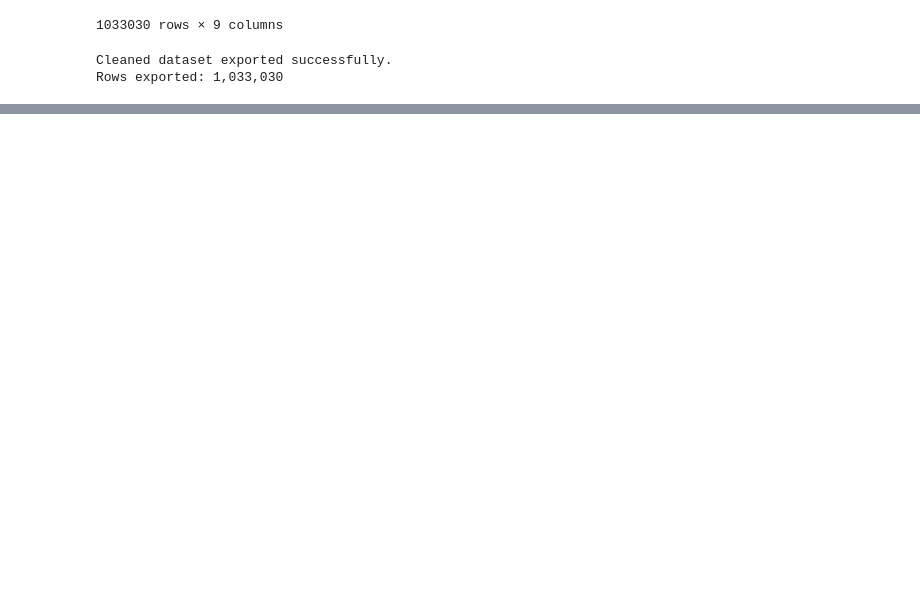
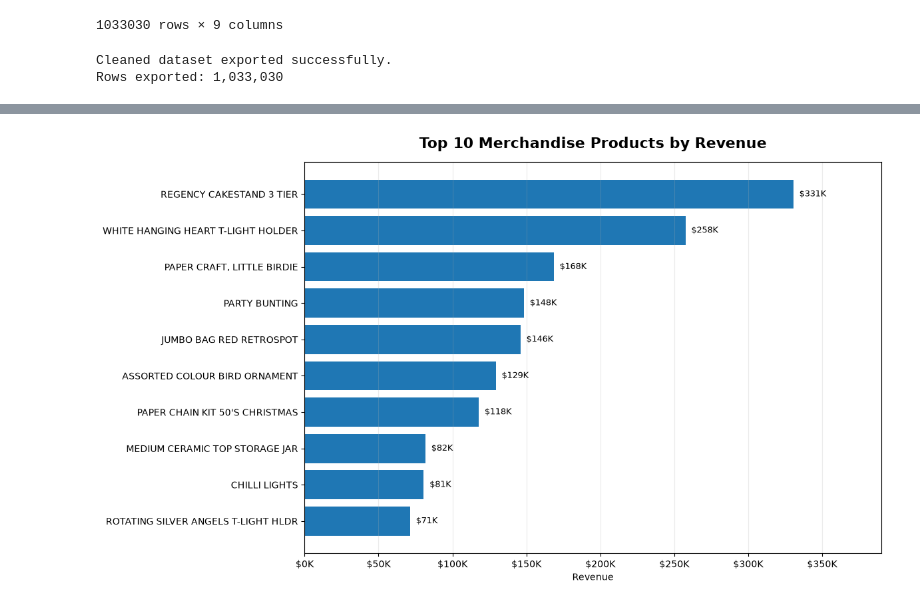
Before and after one commit to Bianka1990Bianka/ecommerce-customer-analytics, a Jupyter notebook: notebooks/01_data_quality_and_cleaning.ipynb, the cells around one changed output, grey strips where cells are left out. Cells and saved outputs as stored; diff of their text form; code cells hidden in the pictures; blank space fills up the shorter version.

```diff
--- a/notebooks/01_data_quality_and_cleaning.ipynb
+++ b/notebooks/01_data_quality_and_cleaning.ipynb
@@ -1258,0 +1388,81 @@ Rows exported: 1,033,030
+# %%
+# Top merchandise products by revenue visualization
+
+top_products = pd.DataFrame({
+    "Product": [
+        "REGENCY CAKESTAND 3 TIER",
+        "WHITE HANGING HEART T-LIGHT HOLDER",
+        "PAPER CRAFT, LITTLE BIRDIE",
+        "PARTY BUNTING",
+        "JUMBO BAG RED RETROSPOT",
+        "ASSORTED COLOUR BIRD ORNAMENT",
+        "PAPER CHAIN KIT 50'S CHRISTMAS",
+        "MEDIUM CERAMIC TOP STORAGE JAR",
+        "CHILLI LIGHTS",
+        "ROTATING SILVER ANGELS T-LIGHT HLDR"
+    ],
+    "Revenue": [
+        330590.32,
+        257546.20,
+        168469.60,
+        148318.28,
+        145961.83,
+        129324.49,
+        117760.29,
+        81700.92,
+        80540.88,
+        71300.40
+    ]
+})
+
+# Sort so highest-revenue product appears at the top
+top_products = top_products.sort_values("Revenue")
+
+fig, ax = plt.subplots(figsize=(12, 7))
+
+bars = ax.barh(
+    top_products["Product"],
+    top_products["Revenue"]
+)
+
+ax.set_title(
+    "Top 10 Merchandise Products by Revenue",
+    fontsize=16,
+    fontweight="bold",
+    pad=15
+)
+
+ax.set_xlabel("Revenue")
+ax.set_ylabel("")
+
+ax.xaxis.set_major_formatter(
+    lambda x, pos: f"${x/1000:.0f}K"
+)
+
+ax.grid(axis="x", alpha=0.25)
+
+# Add revenue labels
+for bar in bars:
+    value = bar.get_width()
+
+    ax.text(
+        value + 4000,
+        bar.get_y() + bar.get_height() / 2,
+        f"${value/1000:.0f}K",
+        va="center",
+        fontsize=9
+    )
+
+ax.set_xlim(0, top_products["Revenue"].max() * 1.18)
+
+plt.tight_layout()
+
+plt.savefig(
+    "../images/top_products_revenue.png",
+    dpi=300,
+    bbox_inches="tight"
+)
+
+plt.show()
+# %% [output]
+[figure, added]
```
Also changed, not shown: parts of 2 cells of this notebook, 4 other files.
